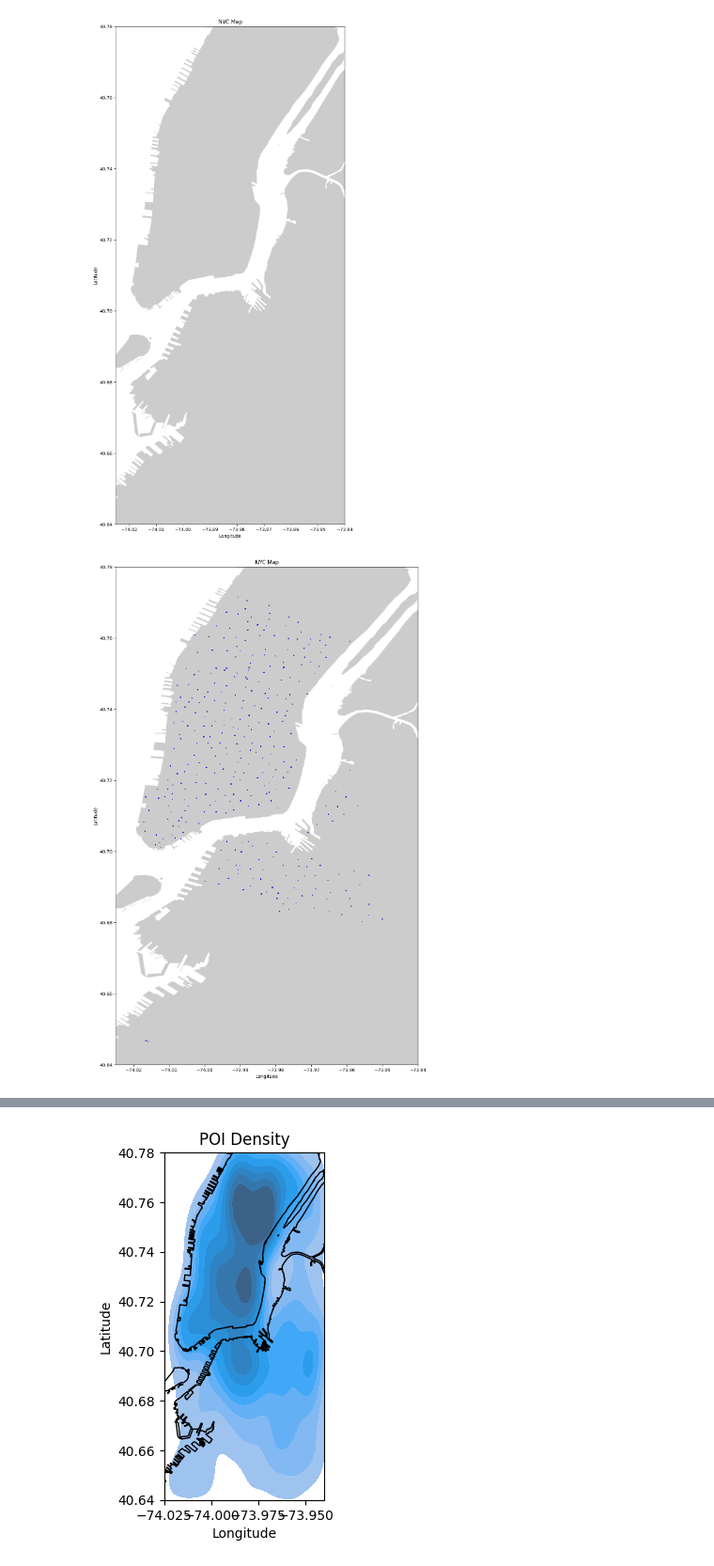
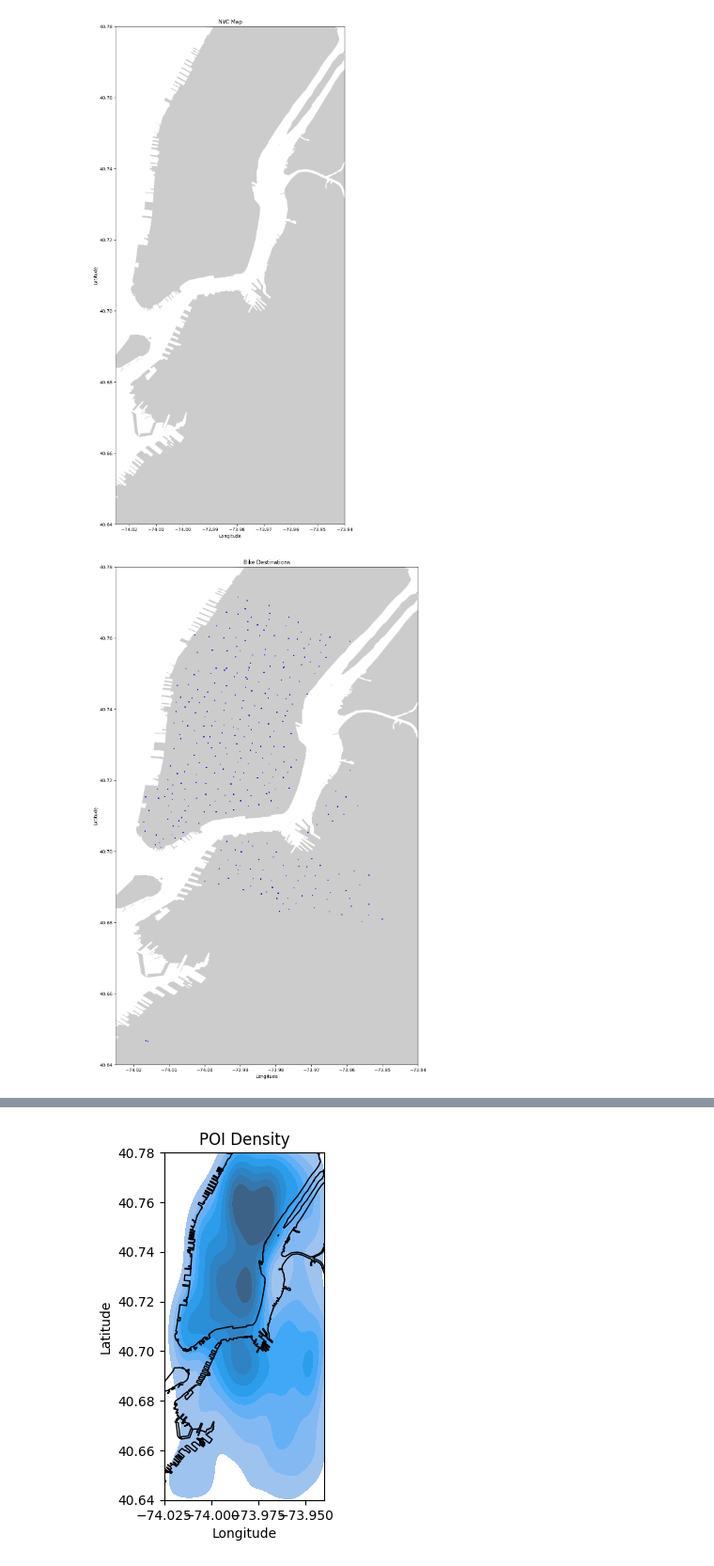
Before and after one commit to ColeDixon78/ML-Projects, a Jupyter notebook: Bike_share_project/NYC_biking.ipynb, the cells around one changed output, grey strips where cells are left out. Shown at 94% size. Saved outputs shown, nothing was run; the diff lists cells and outputs as text; code cells hidden in the pictures.

```diff
--- a/Bike_share_project/NYC_biking.ipynb
+++ b/Bike_share_project/NYC_biking.ipynb
@@ -125,7 +126,7 @@ plot_nyc()
 # %% [output]
 [figure]
 # %%
-plot_nyc(data= city_bike_data, lat_col="end station latitude",lng_col="end station longitude")
+plot_nyc(data= city_bike_data, lat_col="end station latitude",lng_col="end station longitude",title="Bike Destinations")
 # %% [output]
-[figure, old version]
+[figure, new version]
 # %%
```
Also changed, not shown: parts of 17 cells of this notebook.
